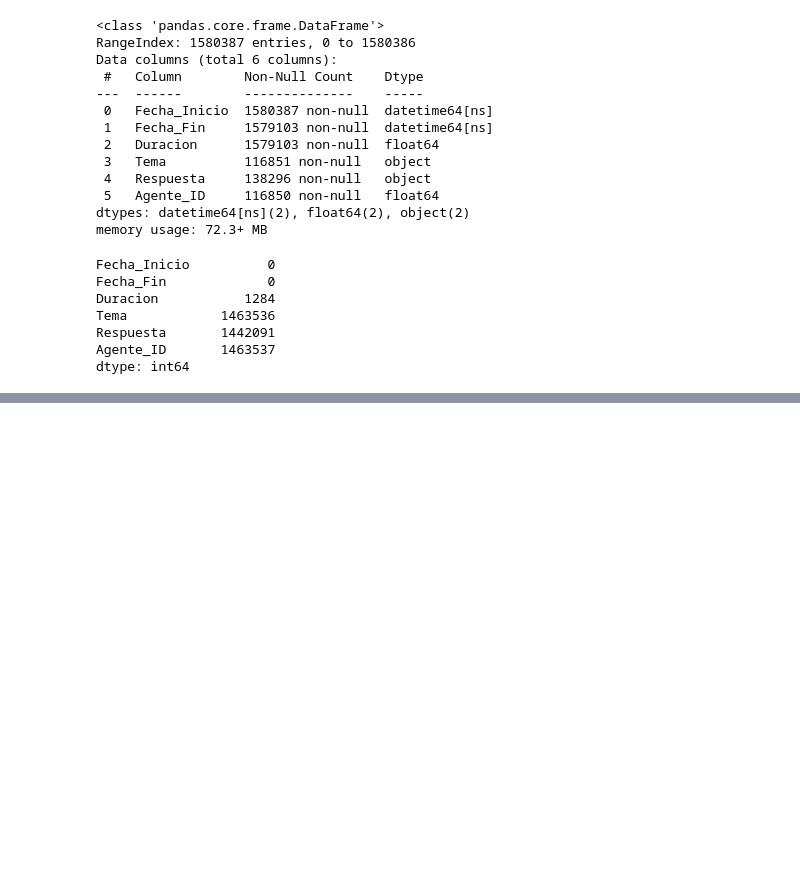
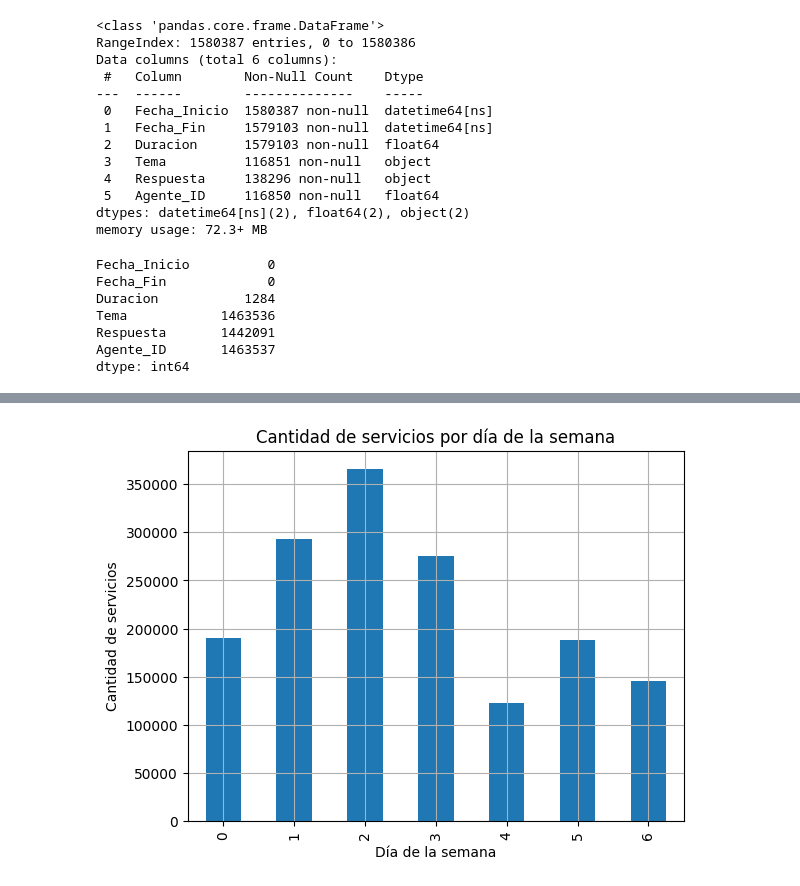
Before and after one commit to Tomaslopera/Hackathon_Sistecredito, a Jupyter notebook: ContactCenterHistorico.ipynb, the cells around one changed output, grey strips where cells are left out. Cells and saved outputs as stored; diff of their text form; code cells hidden in the pictures; blank space fills up the shorter version.

```diff
--- a/ContactCenterHistorico.ipynb
+++ b/ContactCenterHistorico.ipynb
@@ -78,0 +94,10 @@ dtype: int64
+# %%
+# Graficar la cantidad de servicios por día de la semana
+df_historico['Fecha_Inicio'].dt.dayofweek.value_counts().sort_index().plot(kind='bar')
+plt.title('Cantidad de servicios por día de la semana')
+plt.xlabel('Día de la semana')
+plt.ylabel('Cantidad de servicios')
+plt.grid()
+plt.show()
+# %% [output]
+[figure, added]
```
Also changed, not shown: parts of 26 cells of this notebook, 5 other files.
